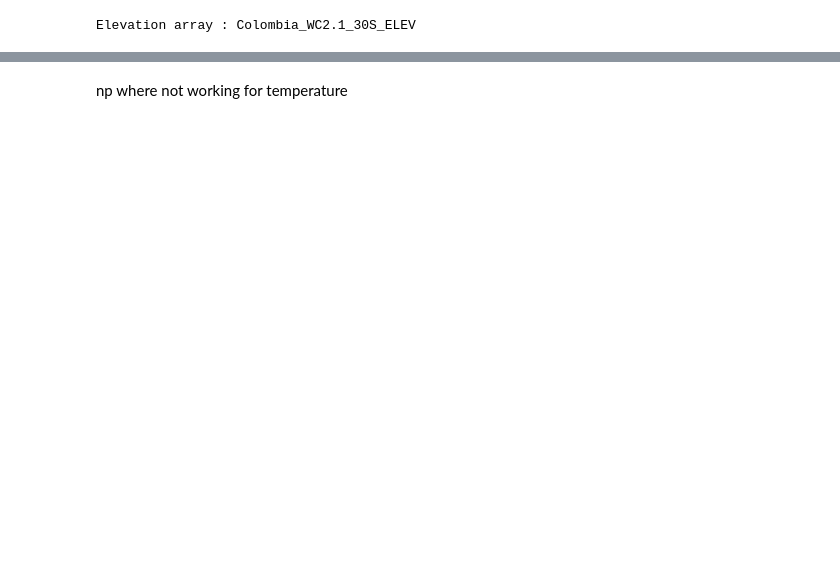
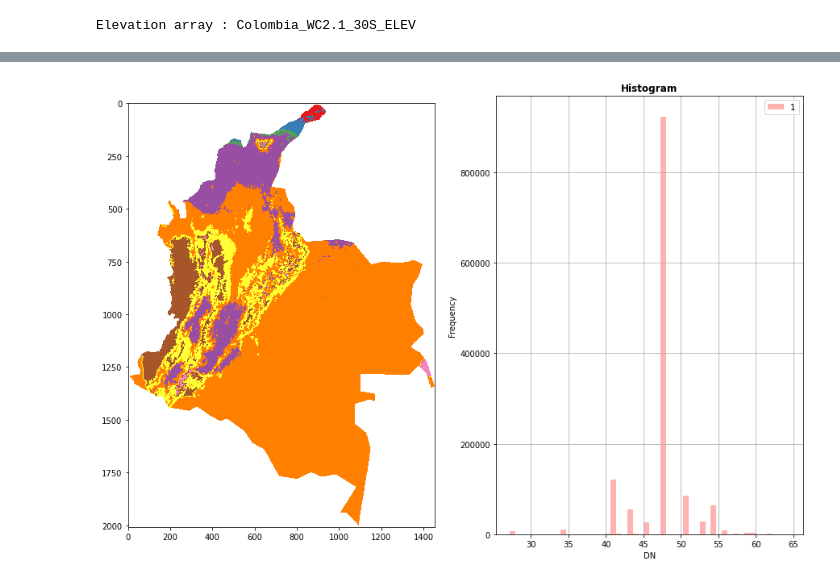
Before and after one commit to yodavo/moja-global-analysis, a Jupyter notebook: 2021-12-16_Task2-Holdrigde/lifezones.ipynb, the cells around one changed output, grey strips where cells are left out. Drawn from its saved outputs; the diff is of its cells as text; code cells hidden in the pictures; blank space fills up the shorter version.

```diff
--- a/2021-12-16_Task2-Holdrigde/lifezones.ipynb
+++ b/2021-12-16_Task2-Holdrigde/lifezones.ipynb
@@ -332,5 +329,5 @@ hold = pd.read_csv('https://raw.githubusercontent.com/yodavo/moja-global-analysi
 
 # creating dataframes to compare
 precipitation = hold[['pta1_mm', 'pta2_mm', 'precipitation']].copy().sort_values(by='pta2_mm').drop_duplicates(subset='precipitation').sort_values(by='pta1_mm').reset_index(drop=True).values.tolist()
-temperature = hold[['amt1_c', 'amt2_c', 'temperature']].copy().drop_duplicates(subset='temperature').sort_values(by='amt2_c').sort_values(by='amt1_c').reset_index(drop=True).reset_index(drop=True).values.tolist()
-elevation = hold[['elev1_m', 'elev2_m', 'elevation']].copy().sort_values(by='elevation').drop_duplicates(subset='elevation').sort_values(by='elev1_m').reset_index(drop=True).reset_index(drop=True).values.tolist()
+temperature = hold[['amt1_c', 'amt2_c', 'temperature']].copy().sort_values(by='amt2_c').drop_duplicates(subset='temperature').sort_values(by='amt1_c').reset_index(drop=True).values.tolist()
+elevation = hold[['elev1_m', 'elev2_m', 'elevation']].copy().sort_values(by='elevation').drop_duplicates(subset='elevation').sort_values(by='elev1_m').reset_index(drop=True).values.tolist()
@@ -387,0 +341,5 @@ np.nanmin(ai) ## where this number come from?
+# %%
+# reclassifiying tpa (precipitation)
+print('Temperature array :', amt_colombia[1][0])
+amteCol_30 = amt_colombia[1][2].copy()
+amt = array_clean(amteCol_30, temperature)
@@ -412,5 +372,28 @@ Temperature modified:    min: 14.00     max: 14.00      shape:(1, 2008, 1454)
 
 Elevation original:      min: 0.00      max: 5463.00    shape:(1, 2008, 1454)
 Elevation modified:      min: 17.00     max: 23.00      shape:(1, 2008, 1454)
-# %% [markdown]
-np where not working for temperature
+# %%
+# Creating the lifezon_colombia dataframe
+ds = tpa_colombia[1][1]
+data = ds.read()
+
+lifezone_colombia = tpa * amt * ele # multiplying the datasets
+with rasterio.open('/content/lifezones/Colombia_Holdridge2005.tif', 'w',
+                   drive = ds.driver,
+                   height = ds.height,
+                   width = ds.width,
+                   count = ds.count,
+                   crs = ds.crs,
+                   transform = ds.transform,
+                   dtype = data.dtype
+                   ) as dst:
+                   dst.write(lifezone_colombia)
+# %%
+# Map and tiff histogram
+fig, (axrgb, axhist) = pyplot.subplots(1, 2, figsize=(15,10))
+show(lifezone_colombia, ax=axrgb, cmap='Set1')
+show_hist(lifezone_colombia, bins=50, histtype='stepfilled',
+          lw=0.0, stacked=False, alpha=0.3, ax=axhist)
+pyplot.show()
+# %% [output]
+[figure, added]
```
Also changed, not shown: parts of 19 cells of this notebook.
